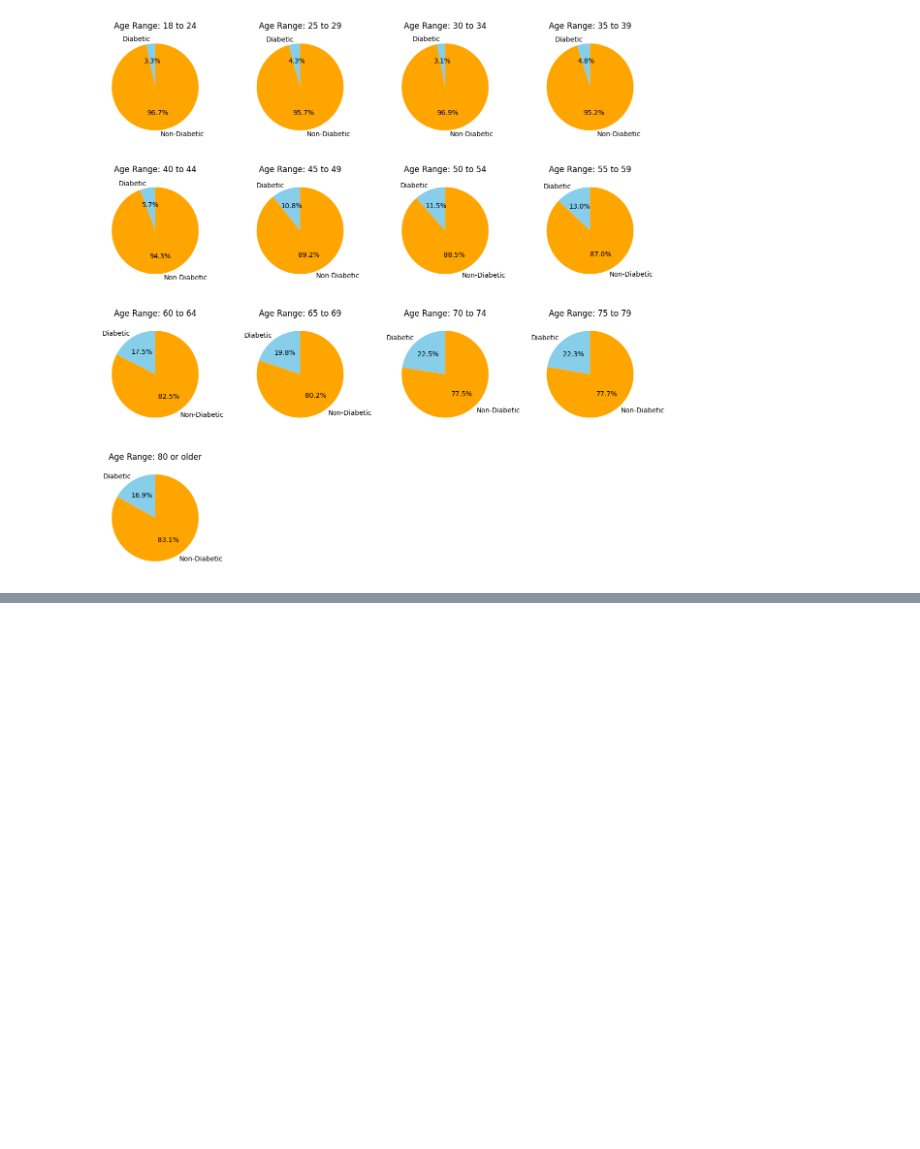
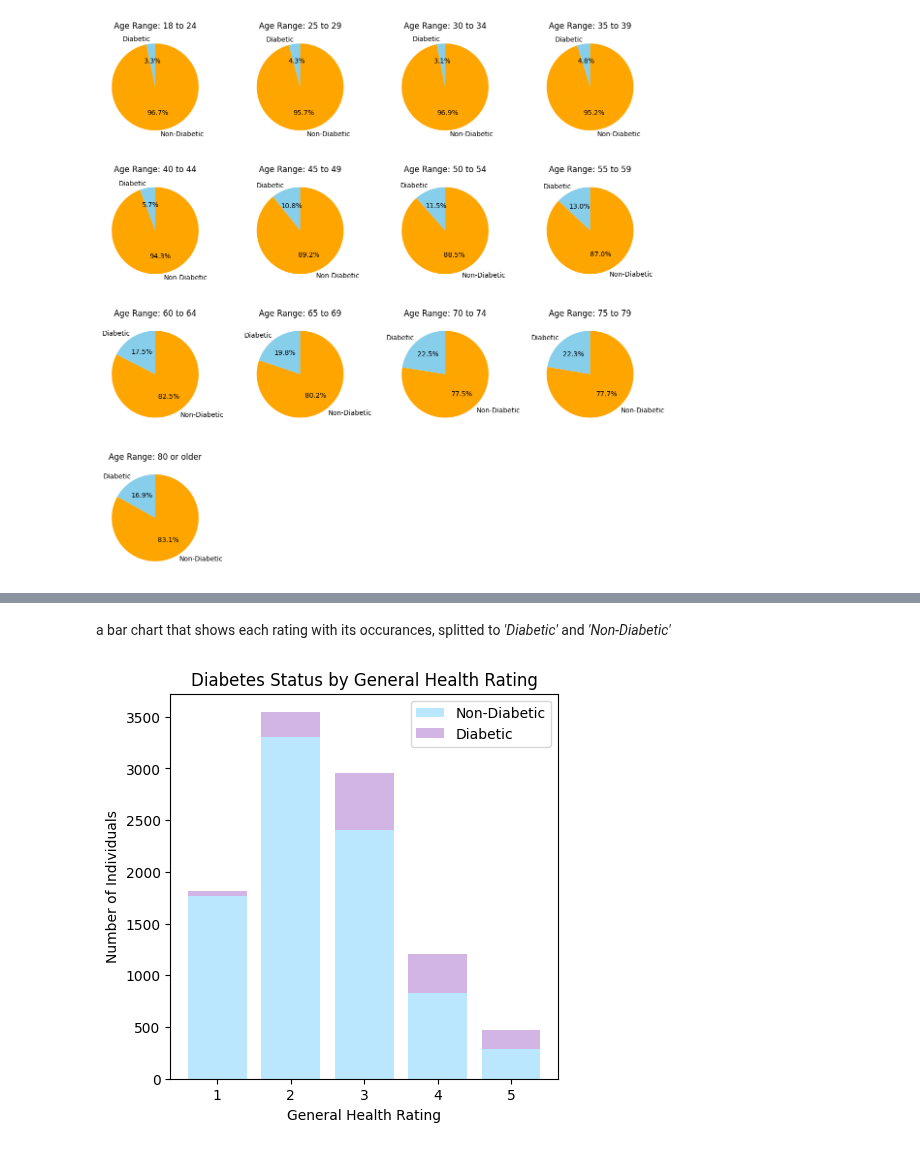
Before and after one commit to amjadAwad95/diabetes-prediction, a Jupyter notebook: src/EDA.ipynb, the cells around one changed output, grey strips where cells are left out. Drawn from its saved outputs; the diff is of its cells as text; code cells hidden in the pictures; blank space fills up the shorter version.

```diff
--- a/src/EDA.ipynb
+++ b/src/EDA.ipynb
@@ -185,0 +248,19 @@ plt.show()
+# %% [markdown]
+a bar chart that shows each rating with its occurances, splitted to *'Diabetic'* and *'Non-Diabetic'*
+# %%
+group_sizes = diabetes_train_dataframe.groupby(["GenHlth", "Diabetes_binary"]).size()
+
+gen_hlth_diabetic= [int(group_sizes[i]["Diabetic"]) for i in gen_hlth_counts.index]
+gen_hlth_non_diabetic= [int(group_sizes[i]["Non-Diabetic"]) for i in gen_hlth_counts.index]
+
+plt.bar(gen_hlth_counts.index, gen_hlth_non_diabetic, label='Non-Diabetic', color=colors[0])
+plt.bar(gen_hlth_counts.index, gen_hlth_diabetic, bottom=gen_hlth_non_diabetic, label='Diabetic', color=colors[1])
+
+#adding labels and title
+plt.xlabel('General Health Rating')
+plt.ylabel('Number of Individuals')
+plt.title('Diabetes Status by General Health Rating')
+plt.legend() #to show labels in the upper right corner
+plt.show()
+# %% [output]
+[figure, added]
```
Also changed, not shown: parts of 18 cells of this notebook.
